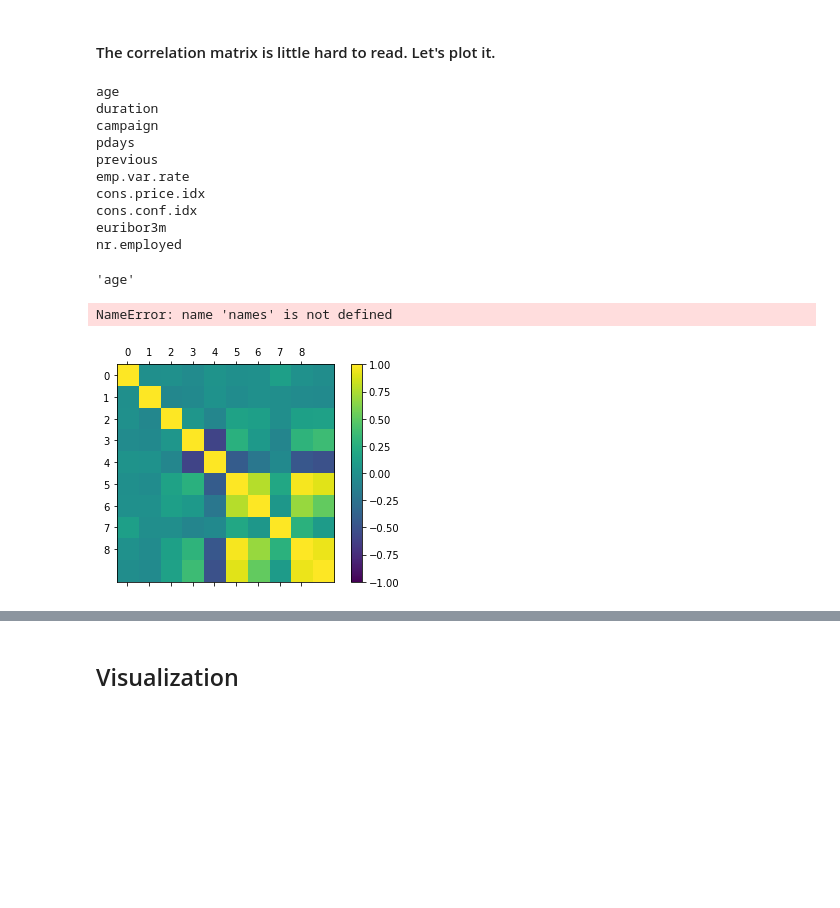
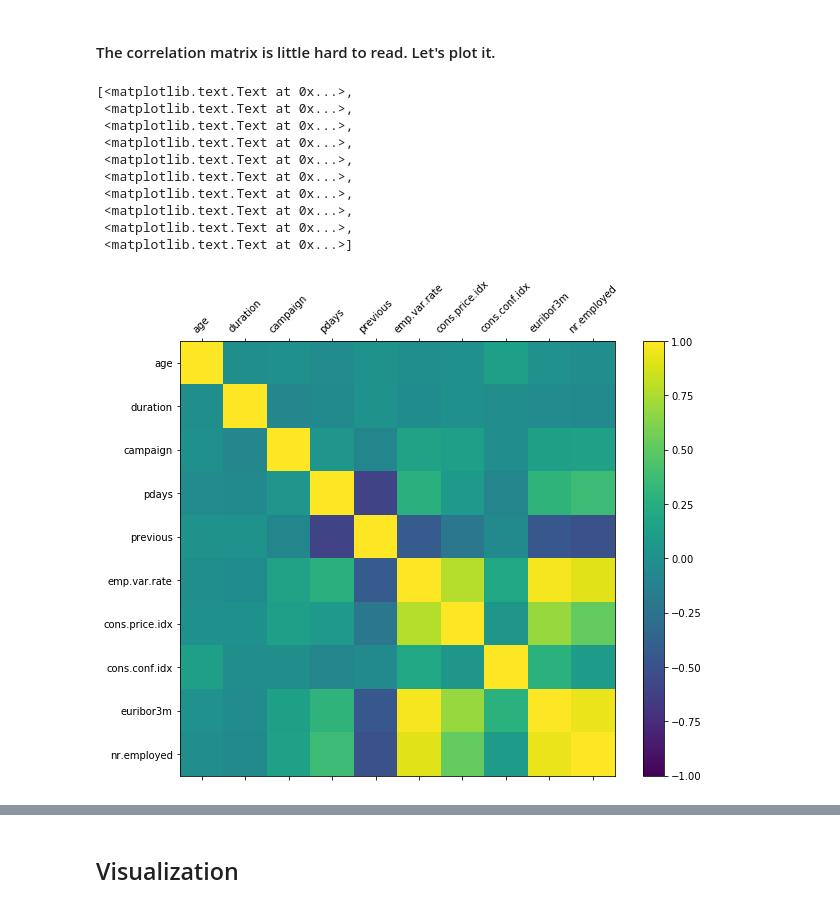
Before and after one commit to emmanguyen0602/Bank-Marketing-Prediction, a Jupyter notebook: Banking Marketing.ipynb, the cells around one changed output, grey strips where cells are left out. Cells and saved outputs as stored; diff of their text form; code cells hidden in the pictures; blank space fills up the shorter version.

```diff
--- a/Banking Marketing.ipynb
+++ b/Banking Marketing.ipynb
@@ -166,44 +166,35 @@ bank.corr()
 # %% [markdown]
 #### The correlation matrix is little hard to read.  Let's plot it.
 # %%
-def extract_num_columns(data):
-    for name, type in dict(data).items():
+#filter out the numerical variables and categorical variables
+num_colmuns = []
+cat_columns = []
+for name, type in dict(bank.dtypes).items():
         if type =='int64' or type == 'float64':
-            col_name = name
-
-            return(col_name)
+            num_colmuns.append(name)
+        else:
+            cat_columns.append(name)
-# %%
-for name, type in dict(bank.dtypes).items():
-        if type =='int64' or type == 'float64':
-            print(name)
-# %% [output]
-age
-duration
-campaign
-pdays
-previous
-emp.var.rate
-cons.price.idx
-cons.conf.idx
-euribor3m
-nr.employed
-# %%
-extract_num_columns(bank.dtypes)
-# %% [output]
-'age'
 # %%
 # plot correlation matrix
-names = ['age', '']
-fig = plt.figure()
-ax = fig.add_subplot(111)
+#fig.add_subplot(nrows, ncols, plot_number)
+fig = plt.figure(figsize=(10,8))
+ax = fig.add_subplot(1,1,1)
 cax = ax.matshow(bank.corr(), vmin=-1, vmax=1)
 fig.colorbar(cax)
-ticks = np.arange(0,9,1)
+ticks = np.arange(0,10,1)
 ax.set_xticks(ticks)
 ax.set_yticks(ticks)
-ax.set_xticklabels(names)
-ax.set_yticklabels(names)
-pyplot.show()
+ax.set_xticklabels(num_colmuns, rotation = 45)
+ax.set_yticklabels(num_colmuns)
 # %% [output]
-NameError: name 'names' is not defined
+[<matplotlib.text.Text at 0x...>,
+ <matplotlib.text.Text at 0x...>,
+ <matplotlib.text.Text at 0x...>,
+ <matplotlib.text.Text at 0x...>,
+ <matplotlib.text.Text at 0x...>,
+ <matplotlib.text.Text at 0x...>,
+ <matplotlib.text.Text at 0x...>,
+ <matplotlib.text.Text at 0x...>,
+ <matplotlib.text.Text at 0x...>,
+ <matplotlib.text.Text at 0x...>]
-[figure, old version]
+[figure, new version]
```
Also changed, not shown: parts of 5 cells of this notebook.
